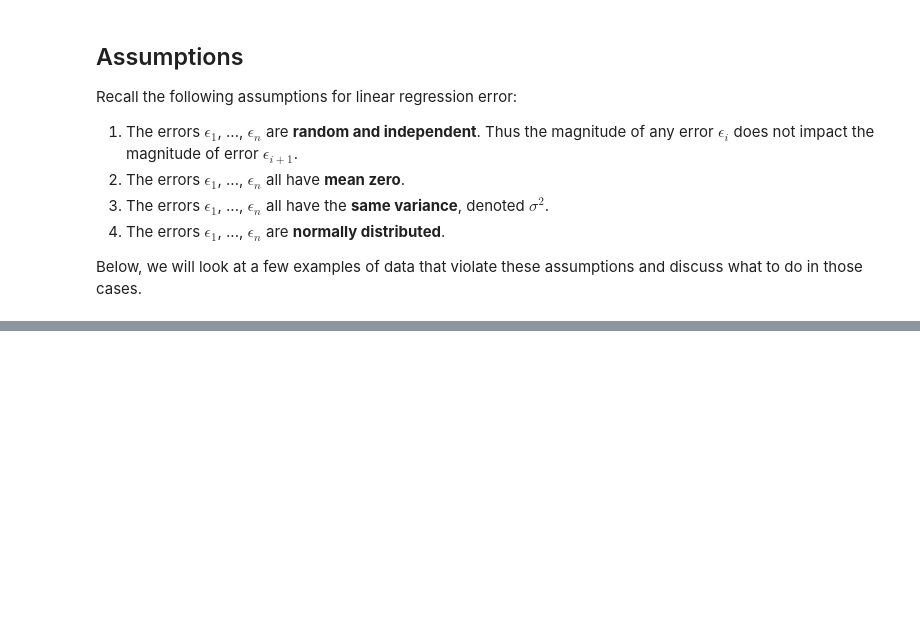
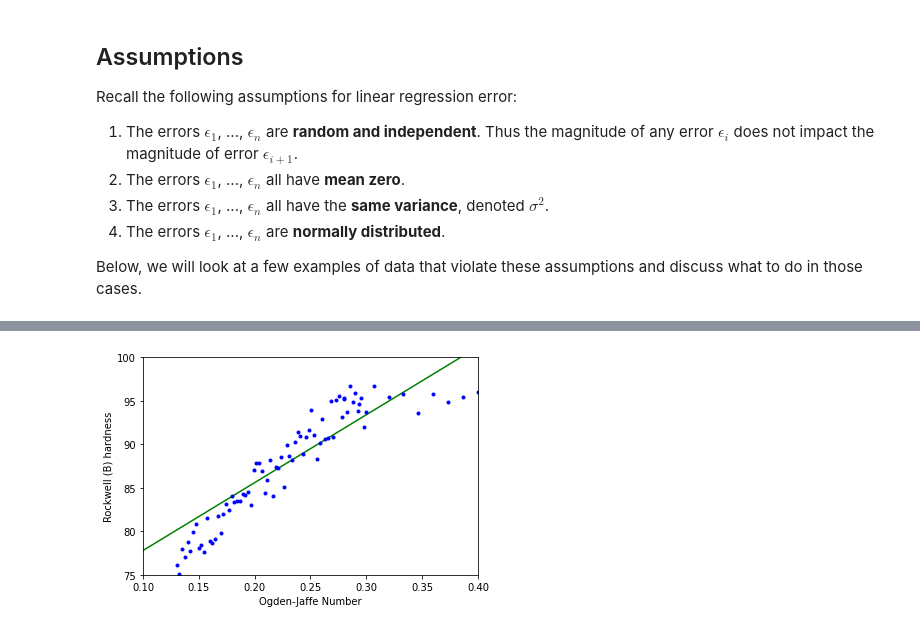
Before and after one commit to ndcbe/data-and-computing, a Jupyter notebook: notebooks/12/03-Regression-Assumption-Examples.ipynb, the cells around one changed output, grey strips where cells are left out. Saved outputs shown, nothing was run; the diff lists cells and outputs as text; code cells hidden in the pictures; blank space fills up the shorter version.

```diff
--- a/notebooks/12/03-Regression-Assumption-Examples.ipynb
+++ b/notebooks/12/03-Regression-Assumption-Examples.ipynb
@@ -40,0 +116,28 @@ plt.show()
+# %%
+nsim = 70
+
+xline1 = np.linspace(0,0.4,nsim)
+yfunc1 = lambda x: 78*x + 70
+yline1 = yfunc1(xline1)
+
+xline2 = np.linspace(0.13,0.3,nsim)
+yfunc2 = lambda x: 110*x + 63
+yline2 = yfunc2(xline2)
+
+x2 = np.linspace(0.13,0.3,nsim)
+var2 = np.random.normal(0,2,nsim)
+y2 = yline2 + var2
+
+x3 = np.linspace(0.28,0.4,10)
+y3 = np.random.normal(95,1,10)
+
+plt.plot(xline1,yline1,'g')
+plt.plot(x2,y2,'bo',markersize=3)
+plt.plot(x3,y3,'bo',markersize=3)
+plt.xlabel('Ogden-Jaffe Number')
+plt.ylabel('Rockwell (B) hardness')
+plt.xlim([0.1,0.4])
+plt.ylim([75,100])
+plt.show()
+# %% [output]
+[figure, added]
```
Also changed, not shown: parts of 18 cells of this notebook.
